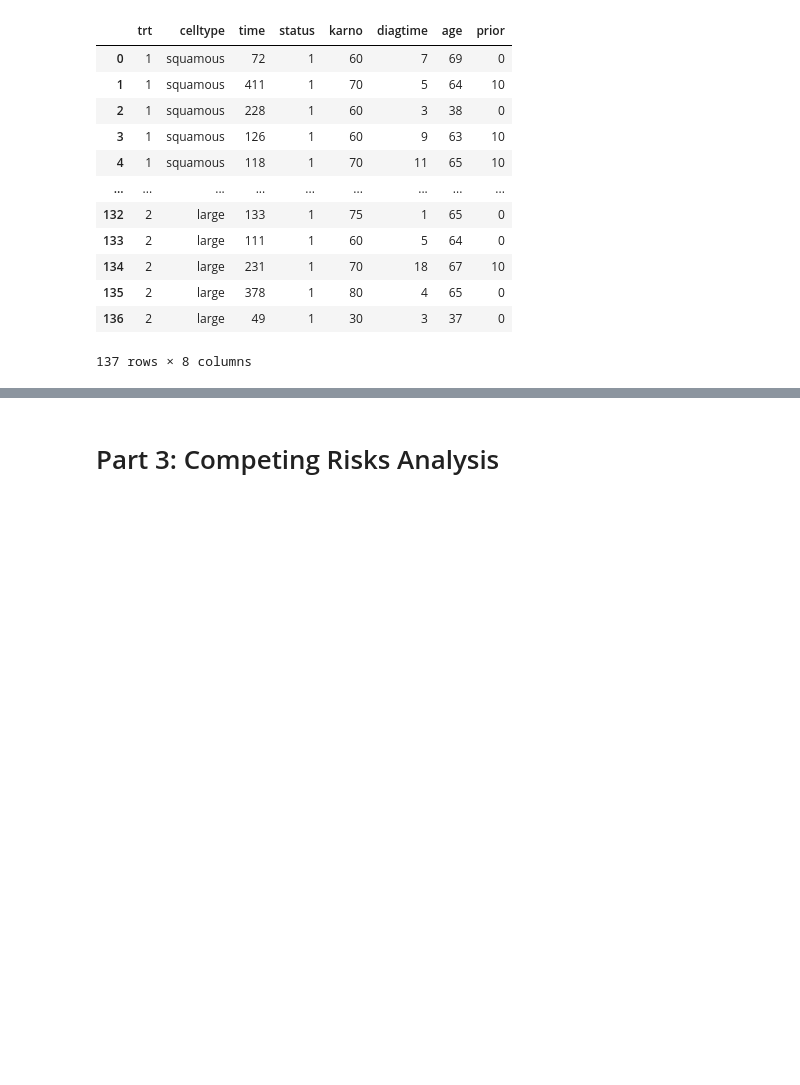
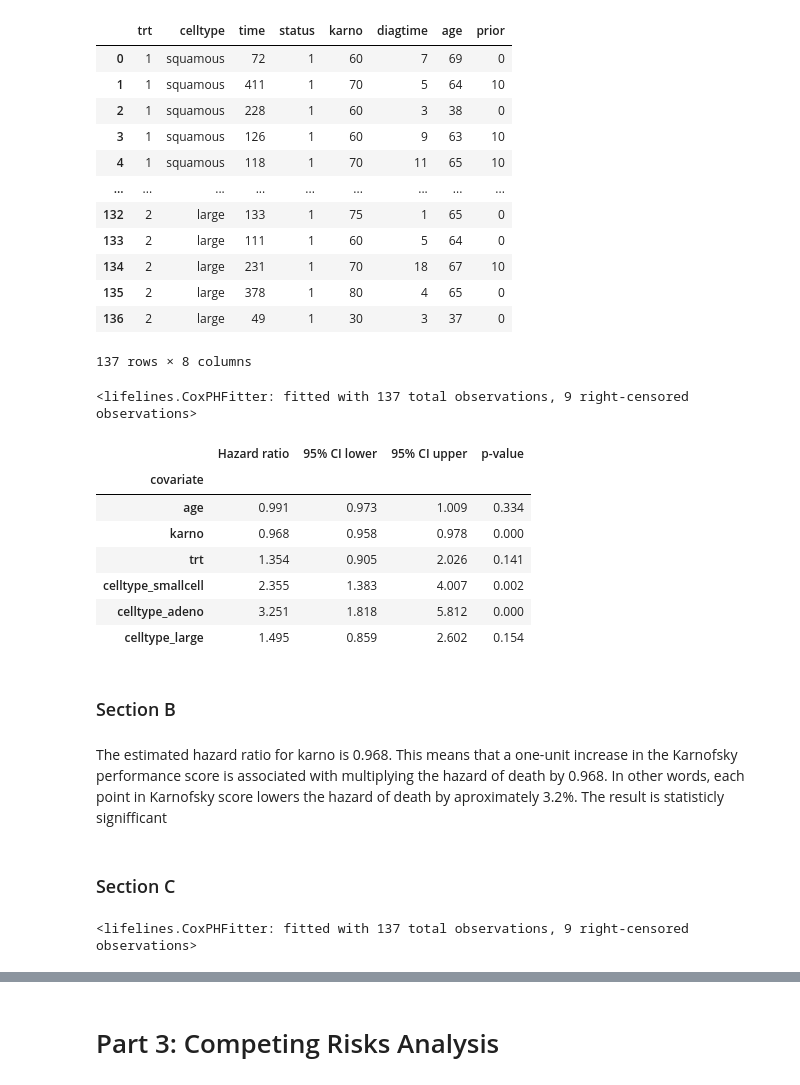
Before and after one commit to Mormorfor/SAML_project, a Jupyter notebook: hw2/SAML_hw2.ipynb, the cells around one changed output, grey strips where cells are left out. Cells and saved outputs as stored; diff of their text form; code cells hidden in the pictures; blank space fills up the shorter version.

```diff
--- a/hw2/SAML_hw2.ipynb
+++ b/hw2/SAML_hw2.ipynb
@@ -28,0 +46,39 @@ df
+# %%
+cph = CoxPHFitter()
+
+cph.fit(
+    cox_df,
+    duration_col="time",
+    event_col="status"
+)
+# %% [output]
+<lifelines.CoxPHFitter: fitted with 137 total observations, 9 right-censored observations>
+# %%
+hr_table = cph.summary[[
+    "exp(coef)",
+    "exp(coef) lower 95%",
+    "exp(coef) upper 95%",
+    "p"
+]].rename(columns={
+    "exp(coef)": "Hazard ratio",
+    "exp(coef) lower 95%": "95% CI lower",
+    "exp(coef) upper 95%": "95% CI upper",
+    "p": "p-value"
+})
+
+hr_table.round(3)
+# %% [output]
+|  | Hazard ratio | 95% CI lower | 95% CI upper | p-value |
+| covariate |  |  |  |  |
+| age | 0.991 | 0.973 | 1.009 | 0.334 |
+| karno | 0.968 | 0.958 | 0.978 | 0.000 |
+| trt | 1.354 | 0.905 | 2.026 | 0.141 |
+| celltype_smallcell | 2.355 | 1.383 | 4.007 | 0.002 |
+| celltype_adeno | 3.251 | 1.818 | 5.812 | 0.000 |
+| celltype_large | 1.495 | 0.859 | 2.602 | 0.154 |
+# %% [markdown]
+### Section B
+# %% [markdown]
+The estimated hazard ratio for karno is 0.968. This means that a one-unit increase in the Karnofsky performance score is associated with multiplying the hazard of death by 0.968. In other words, each point in Karnofsky score lowers the hazard of death by aproximately 3.2%. The result is statisticly signifficant
+# %% [markdown]
+### Section C
@@ -28,0 +87,11 @@ df
+# %%
+full_df = cox_df.copy()
+
+full_cph = CoxPHFitter()
+full_cph.fit(
+    full_df,
+    duration_col="time",
+    event_col="status"
+)
+# %% [output]
+<lifelines.CoxPHFitter: fitted with 137 total observations, 9 right-censored observations>
```
Also changed, not shown: parts of 32 cells of this notebook.
